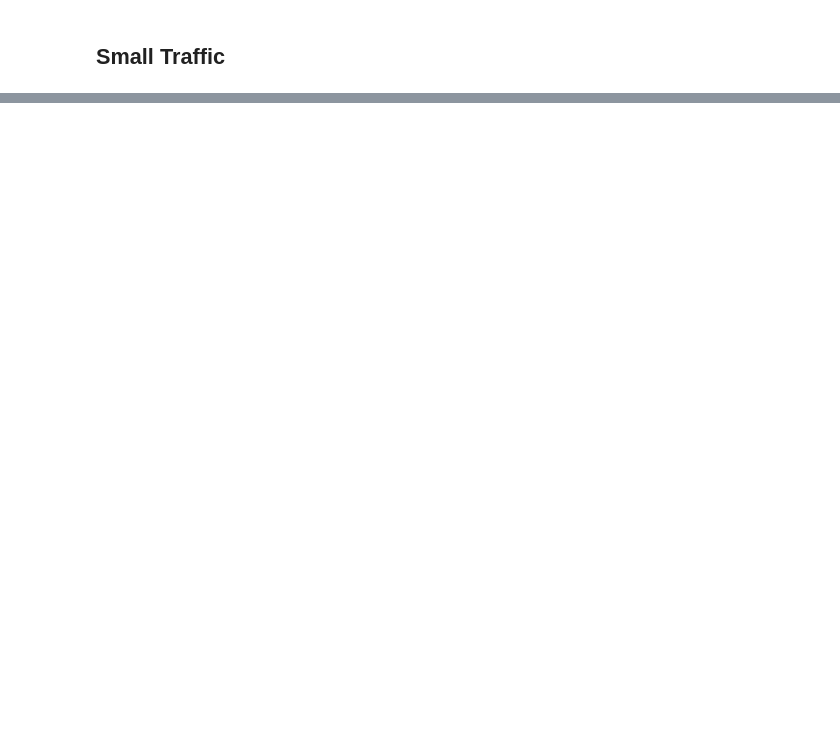
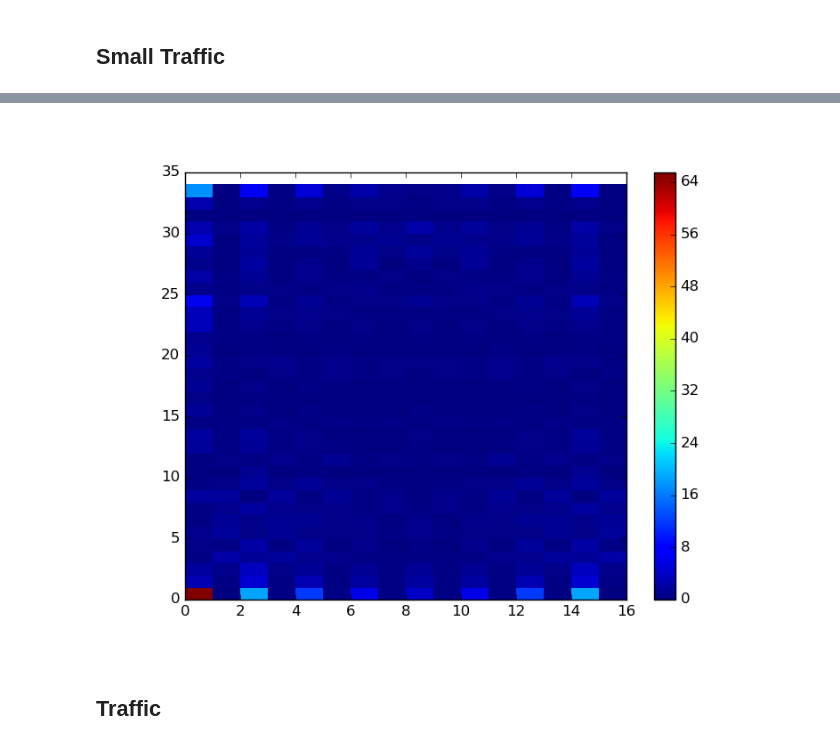
Before and after one commit to arleilps/network-process-discovery, a Jupyter notebook: network-processes.ipynb, the cells around one changed output, grey strips where cells are left out. Cells and saved outputs as stored; diff of their text form; code cells hidden in the pictures; blank space fills up the shorter version.

```diff
--- a/network-processes.ipynb
+++ b/network-processes.ipynb
@@ -1287,0 +1377,10 @@ print G.nodes()
+# %%
+plt.clf()
+heatmap = plt.pcolor(numpy.absolute(ftt))
+plt.colorbar(heatmap)
+plt.savefig("karate_heat.png")
+Image(filename='karate_heat.png')
+# %% [output]
+[figure, added]
+# %% [markdown]
+## Traffic
```
Also changed, not shown: parts of 26 cells of this notebook.
